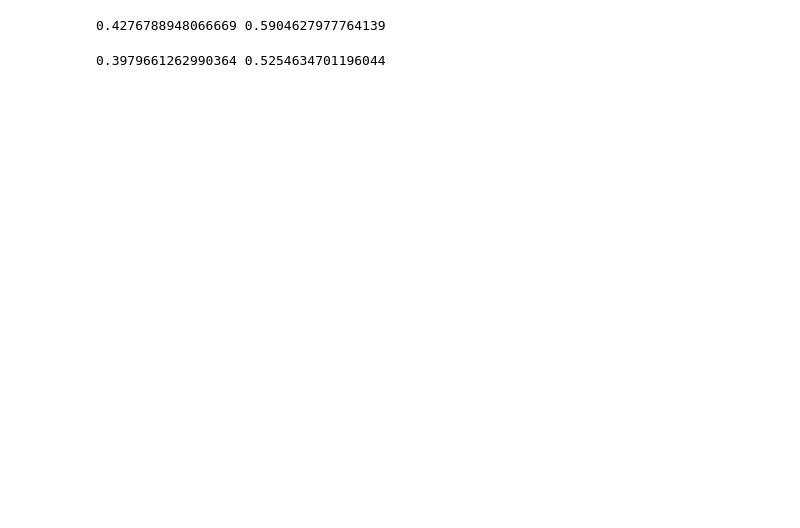
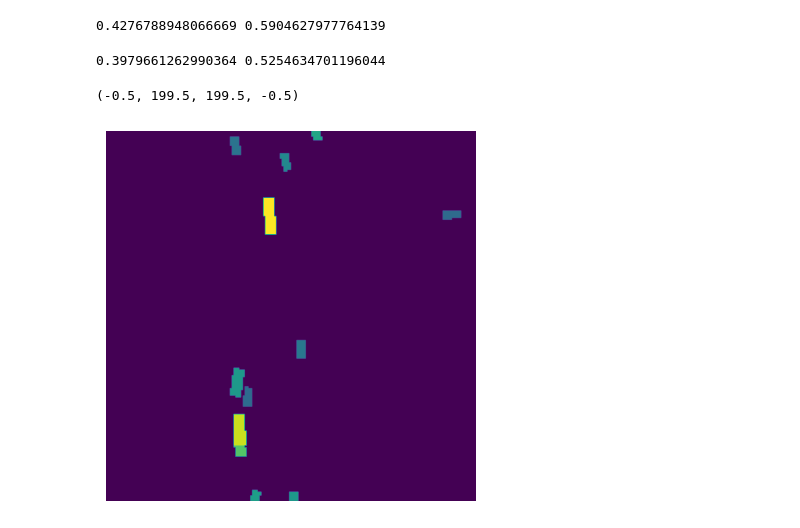
Before and after one commit to nargoo0328/cross_view_transformers, a Jupyter notebook: scripts/test_bug.ipynb, the cells around one changed output. Saved outputs shown, nothing was run; the diff lists cells and outputs as text; code cells hidden in the pictures; blank space fills up the shorter version.

```diff
--- a/scripts/test_bug.ipynb
+++ b/scripts/test_bug.ipynb
@@ -168,3 +190,9 @@ center = 0.0031685323920100927
 print(center/visible, offset/visible)
 # %% [output]
 0.3979661262990364 0.5254634701196044
+# %%
+plt.imshow(batch['height'][0,0].cpu().numpy())
+plt.axis('off')
+# %% [output]
+(-0.5, 199.5, 199.5, -0.5)
+[figure, added]
```
Also changed, not shown: parts of 7 cells of this notebook, 5 other files.
